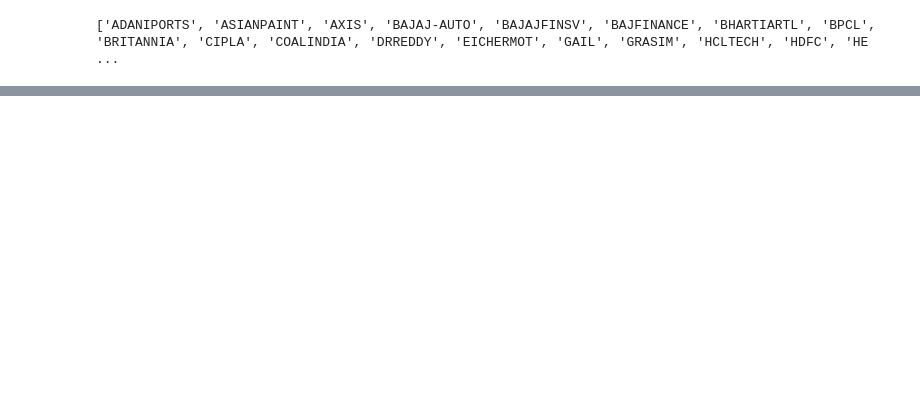
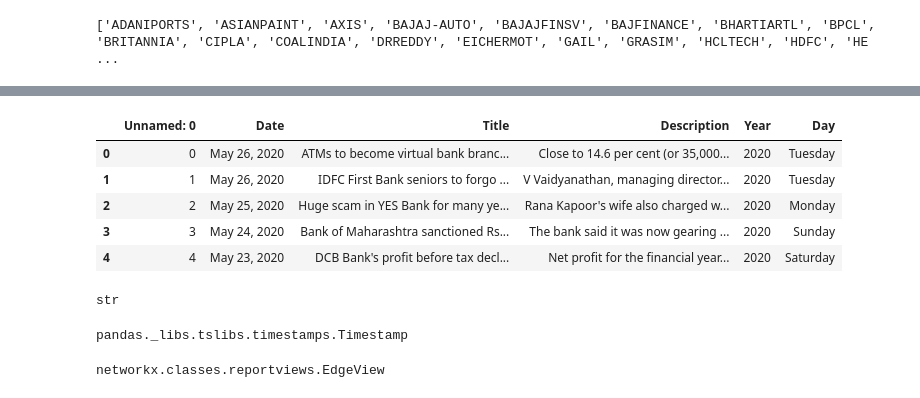
Before and after one commit to shubhamsharma6701/community_detection, a Jupyter notebook: Sentiment Analysis.ipynb, the cells around one changed output, grey strips where cells are left out. Drawn from its saved outputs; the diff is of its cells as text; code cells hidden in the pictures; blank space fills up the shorter version.

```diff
--- a/Sentiment Analysis.ipynb
+++ b/Sentiment Analysis.ipynb
@@ -180,0 +231,15 @@ print(file_names)
+# %%
+data['Date'] = data[['Date', 'Year']].agg(', '.join,axis=1)
+# %%
+data.head()
+# %% [output]
+|  | Unnamed: 0 | Date | Title | Description | Year | Day |
+| 0 | 0 | May 26, 2020 | ATMs to become virtual bank branc... | Close to 14.6 per cent (or 35,000... | 2020 | Tuesday |
+| 1 | 1 | May 26, 2020 | IDFC First Bank seniors to forgo ... | V Vaidyanathan, managing director... | 2020 | Tuesday |
+| 2 | 2 | May 25, 2020 | Huge scam in YES Bank for many ye... | Rana Kapoor's wife also charged w... | 2020 | Monday |
+| 3 | 3 | May 24, 2020 | Bank of Maharashtra sanctioned Rs... | The bank said it was now gearing ... | 2020 | Sunday |
+| 4 | 4 | May 23, 2020 | DCB Bank's profit before tax decl... | Net profit for the financial year... | 2020 | Saturday |
+# %%
+type(data['Date'][0])
+# %% [output]
+str
@@ -180,0 +255,4 @@ print(file_names)
+# %%
+type(data['Date'][0])
+# %% [output]
+pandas._libs.tslibs.timestamps.Timestamp
@@ -180,0 +277,4 @@ print(file_names)
+# %%
+type(G.edges())
+# %% [output]
+networkx.classes.reportviews.EdgeView
```
Also changed, not shown: parts of 23 cells of this notebook.
